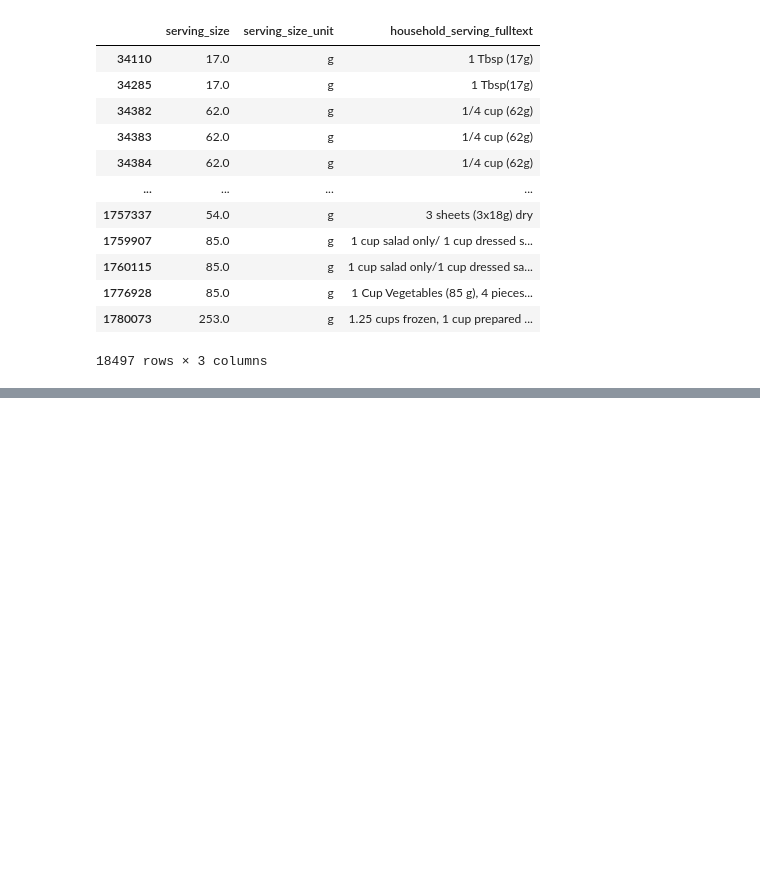
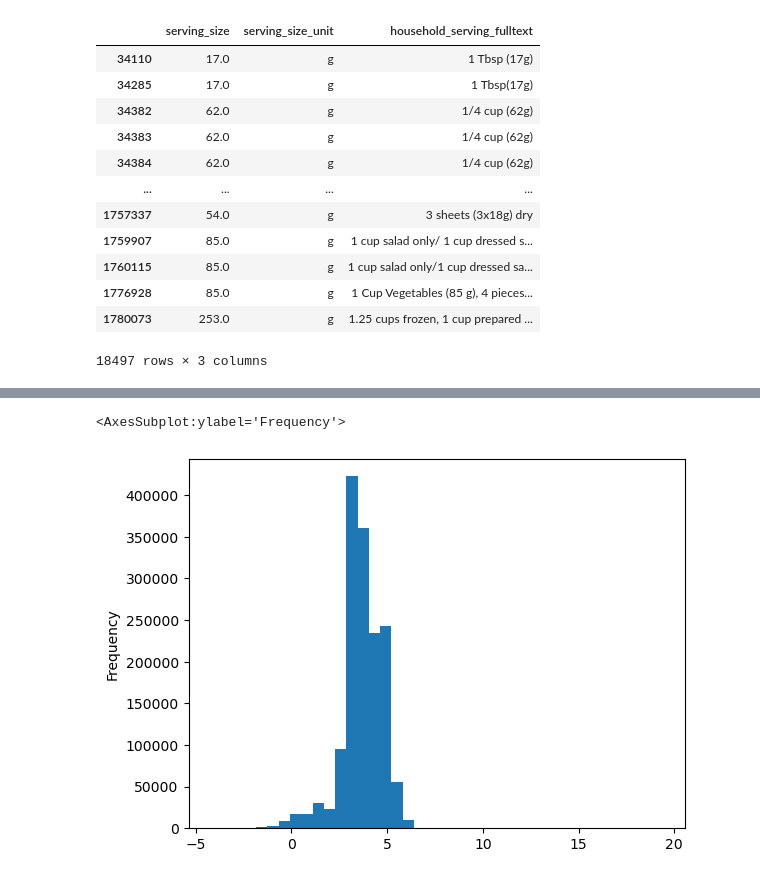
Before and after one commit to alexander-jensen/FDA-Data-Analysis, a Jupyter notebook: Branded Food Initial Data Analysis.ipynb, the cells around one changed output, grey strips where cells are left out. Saved outputs shown, nothing was run; the diff lists cells and outputs as text; code cells hidden in the pictures; blank space fills up the shorter version.

```diff
--- a/Branded Food Initial Data Analysis.ipynb
+++ b/Branded Food Initial Data Analysis.ipynb
@@ -179,0 +202,5 @@ If we only look at these examples, we would consider them as conventionally the
+# %%
+g_foods[g_foods.serving_size >= 0.001].serving_size.apply(np.log).plot(kind='hist', bins=40)
+# %% [output]
+<AxesSubplot:ylabel='Frequency'>
+[figure, added]
```
Also changed, not shown: parts of 25 cells of this notebook.
